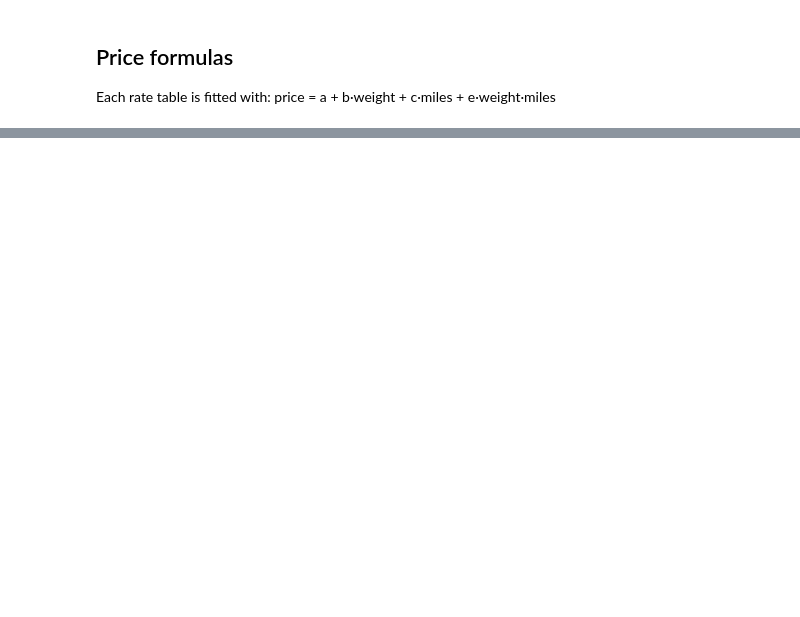
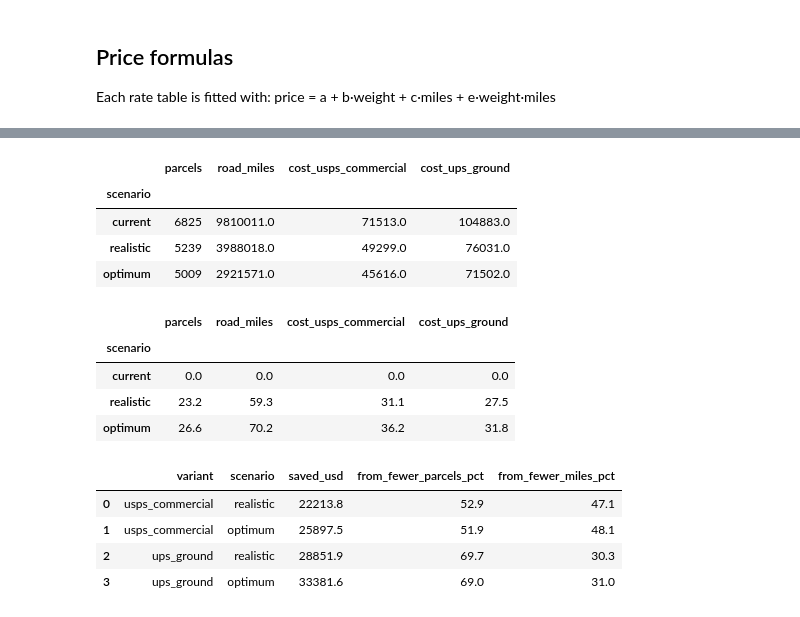
Before and after one commit to MW-12/candy-logistics, a Jupyter notebook: notebooks/04_cost_model.ipynb, the cells around one changed output, grey strips where cells are left out. Drawn from its saved outputs; the diff is of its cells as text; code cells hidden in the pictures; blank space fills up the shorter version.

```diff
--- a/notebooks/04_cost_model.ipynb
+++ b/notebooks/04_cost_model.ipynb
@@ -218,0 +193,59 @@ Gross margin: 65.9%
+# %%
+def shipping_cost(weight, miles, f):
+    return f["a"] + f["b"] * weight + f["c"] * miles + f["e"] * weight * miles
+
+# One row per scenario × parcel (order × factory)
+parcels = []
+for sc in SCENARIOS:
+    p = (lines.groupby(["order_no", f"{sc}_factory"], as_index=False)
+              .agg(postal_code=("postal_code", "first"), units=("units", "sum"))
+              .rename(columns={f"{sc}_factory": "factory"}))
+    p.insert(0, "scenario", sc)
+    parcels.append(p)
+parcels = pd.concat(parcels, ignore_index=True)
+
+parcels["weight_lb"] = parcels["units"] * 2 / 16 + 0.5
+parcels["billable_lb"] = np.ceil(parcels["weight_lb"])
+parcels["road_miles"] = [road_wide.at[z, f] for z, f in zip(parcels["postal_code"], parcels["factory"])]
+parcels["straight_miles"] = [straight_wide.at[z, f] for z, f in zip(parcels["postal_code"], parcels["factory"])]
+for variant, f in formulas.iterrows():
+    parcels[f"cost_{variant}"] = shipping_cost(parcels["billable_lb"], parcels["straight_miles"], f)
+    parcels[f"fixed_{variant}"] = f["a"] + f["b"] * parcels["billable_lb"]   # distance-independent part
+
+summary = parcels.groupby("scenario").agg(
+    parcels=("order_no", "size"),
+    road_miles=("road_miles", "sum"),
+    **{f"cost_{v}": (f"cost_{v}", "sum") for v in formulas.index},
+).loc[SCENARIOS]
+savings_pct = (1 - summary / summary.loc["current"]) * 100
+display(summary.round(0))
+display(savings_pct.round(1))
+
+# Where do the savings come from: fewer parcels (fixed part) or fewer miles (distance part)?
+split = []
+for v in formulas.index:
+    t = parcels.groupby("scenario")[[f"cost_{v}", f"fixed_{v}"]].sum().loc[SCENARIOS]
+    t["distance"] = t[f"cost_{v}"] - t[f"fixed_{v}"]
+    saved = t.loc["current"] - t
+    for sc in ["realistic", "optimum"]:
+        split.append({"variant": v, "scenario": sc,
+                      "saved_usd": saved.loc[sc, f"cost_{v}"],
+                      "from_fewer_parcels_pct": saved.loc[sc, f"fixed_{v}"] / saved.loc[sc, f"cost_{v}"] * 100,
+                      "from_fewer_miles_pct": saved.loc[sc, "distance"] / saved.loc[sc, f"cost_{v}"] * 100})
+display(pd.DataFrame(split).round(1))
+# %% [output]
+|  | parcels | road_miles | cost_usps_commercial | cost_ups_ground |
+| scenario |  |  |  |  |
+| current | 6825 | 9810011.0 | 71513.0 | 104883.0 |
+| realistic | 5239 | 3988018.0 | 49299.0 | 76031.0 |
+| optimum | 5009 | 2921571.0 | 45616.0 | 71502.0 |
+|  | parcels | road_miles | cost_usps_commercial | cost_ups_ground |
+| scenario |  |  |  |  |
+| current | 0.0 | 0.0 | 0.0 | 0.0 |
+| realistic | 23.2 | 59.3 | 31.1 | 27.5 |
+| optimum | 26.6 | 70.2 | 36.2 | 31.8 |
+|  | variant | scenario | saved_usd | from_fewer_parcels_pct | from_fewer_miles_pct |
+| 0 | usps_commercial | realistic | 22213.8 | 52.9 | 47.1 |
+| 1 | usps_commercial | optimum | 25897.5 | 51.9 | 48.1 |
+| 2 | ups_ground | realistic | 28851.9 | 69.7 | 30.3 |
+| 3 | ups_ground | optimum | 33381.6 | 69.0 | 31.0 |
```
Also changed, not shown: parts of 23 cells of this notebook, 2 other files.
